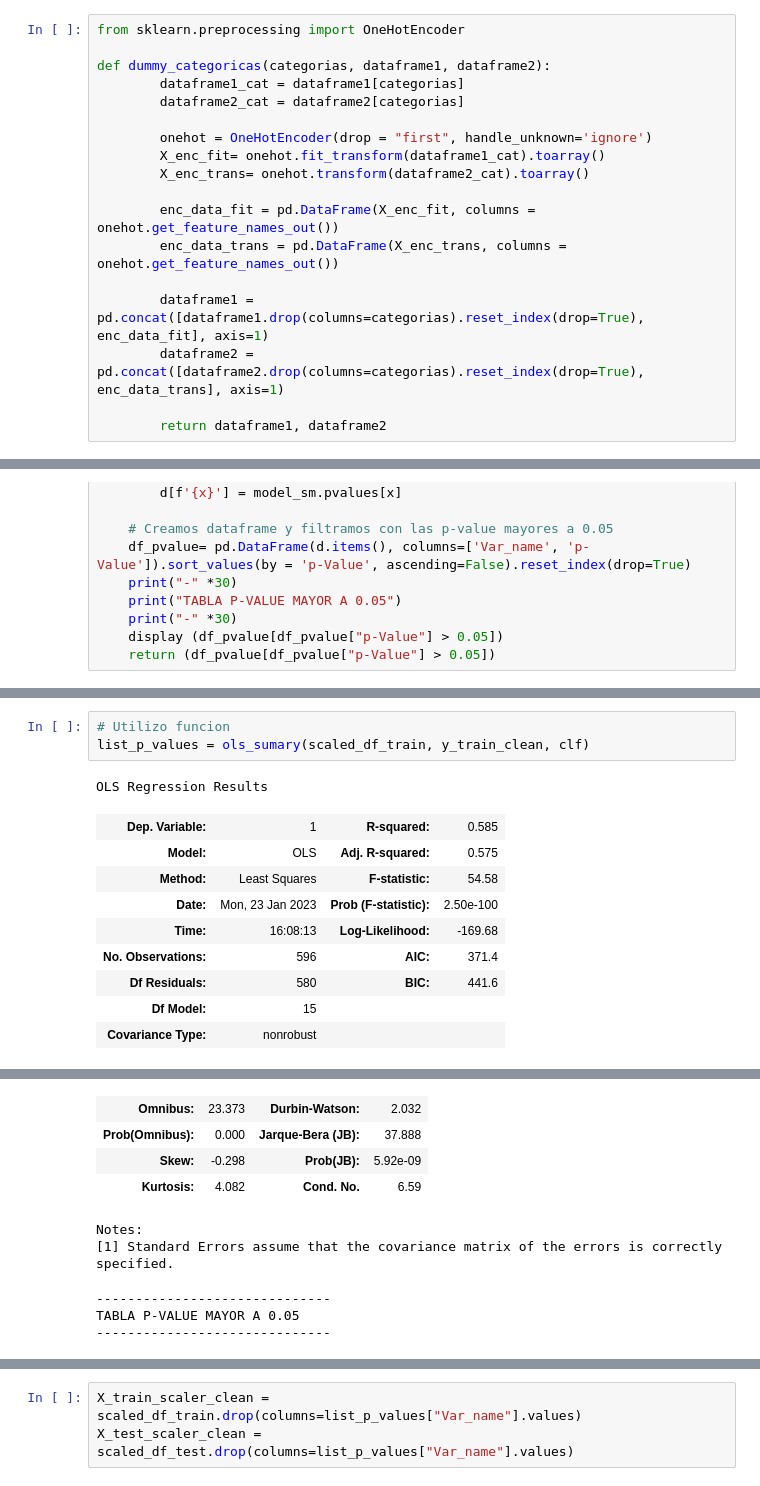
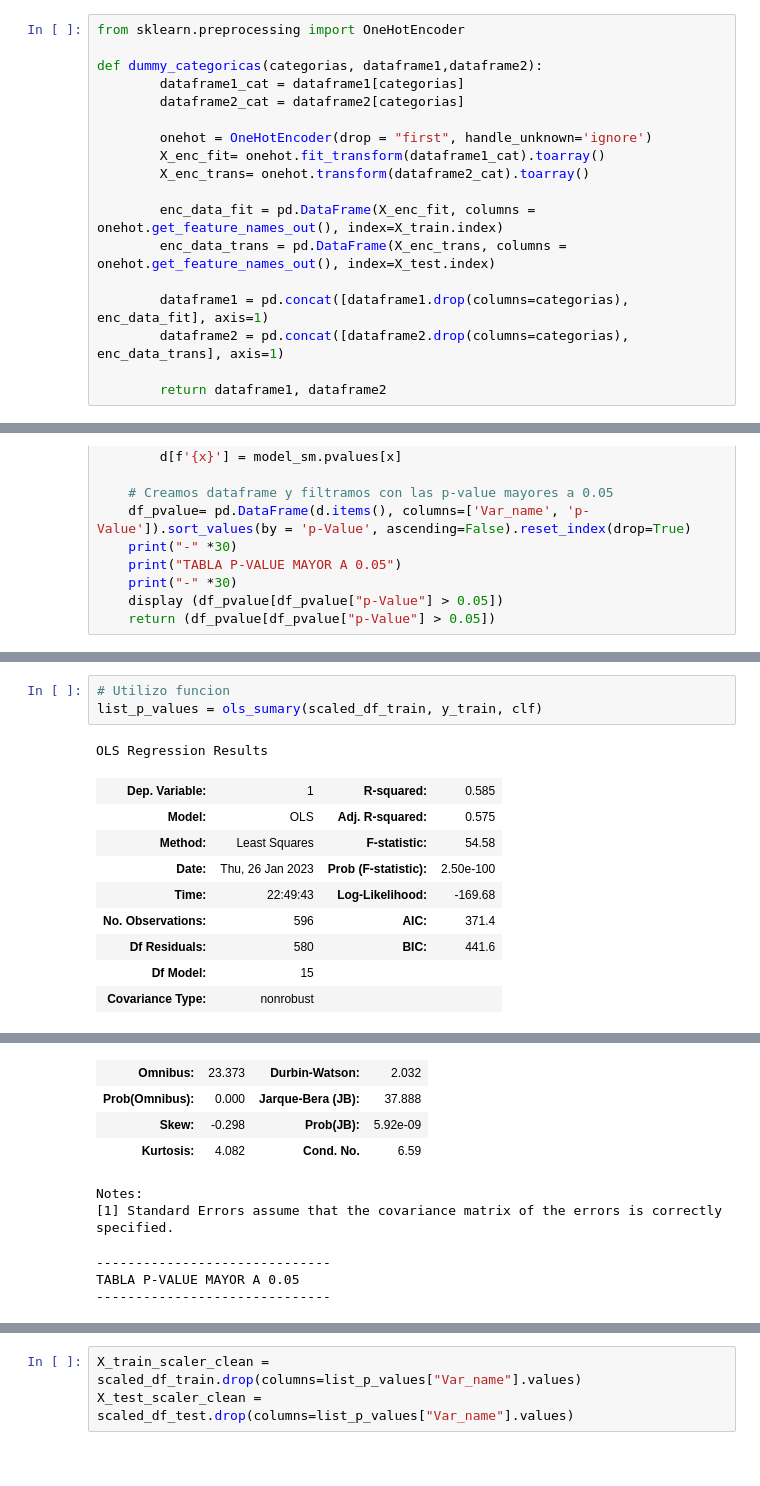
Before and after one commit to JuanPabloAnselmo/Data_science_Ejemplos, a Jupyter notebook: Classification_Heart_Disease_Prediction_Optuna/Classification_Heart_Disease_Prediction_Optuna.ipynb, the cells around one changed output, grey strips where cells are left out. Cells and saved outputs as stored; diff of their text form.

```diff
--- a/Classification_Heart_Disease_Prediction_Optuna/Classification_Heart_Disease_Prediction_Optuna.ipynb
+++ b/Classification_Heart_Disease_Prediction_Optuna/Classification_Heart_Disease_Prediction_Optuna.ipynb
@@ -397,7 +397,7 @@ X_train, X_test, y_train, y_test = train_test_split(X, y, test_size=0.2, random_
 # %%
 from sklearn.preprocessing import OneHotEncoder
 
-def dummy_categoricas(categorias, dataframe1, dataframe2):
+def dummy_categoricas(categorias, dataframe1,dataframe2):
         dataframe1_cat = dataframe1[categorias]
         dataframe2_cat = dataframe2[categorias]
 
@@ -405,11 +405,11 @@ def dummy_categoricas(categorias, dataframe1, dataframe2):
         X_enc_fit= onehot.fit_transform(dataframe1_cat).toarray()
         X_enc_trans= onehot.transform(dataframe2_cat).toarray()
 
-        enc_data_fit = pd.DataFrame(X_enc_fit, columns = onehot.get_feature_names_out())
-        enc_data_trans = pd.DataFrame(X_enc_trans, columns = onehot.get_feature_names_out())
+        enc_data_fit = pd.DataFrame(X_enc_fit, columns = onehot.get_feature_names_out(), index=X_train.index)
+        enc_data_trans = pd.DataFrame(X_enc_trans, columns = onehot.get_feature_names_out(), index=X_test.index)
 
-        dataframe1 = pd.concat([dataframe1.drop(columns=categorias).reset_index(drop=True), enc_data_fit], axis=1)
-        dataframe2 = pd.concat([dataframe2.drop(columns=categorias).reset_index(drop=True), enc_data_trans], axis=1)
+        dataframe1 = pd.concat([dataframe1.drop(columns=categorias), enc_data_fit], axis=1)
+        dataframe2 = pd.concat([dataframe2.drop(columns=categorias), enc_data_trans], axis=1)
 
         return dataframe1, dataframe2
 # %%
@@ -779,13 +793,13 @@ y_train_clean = y_train.reset_index(drop=True)
 # %%
 # Utilizo funcion
-list_p_values = ols_sumary(scaled_df_train, y_train_clean, clf)
+list_p_values = ols_sumary(scaled_df_train, y_train, clf)
 # %% [output]
 OLS Regression Results
 | Dep. Variable: | 1 | R-squared: | 0.585 |
 | Model: | OLS | Adj. R-squared: | 0.575 |
 | Method: | Least Squares | F-statistic: | 54.58 |
-| Date: | Mon, 23 Jan 2023 | Prob (F-statistic): | 2.50e-100 |
-| Time: | 16:08:13 | Log-Likelihood: | -169.68 |
+| Date: | Thu, 26 Jan 2023 | Prob (F-statistic): | 2.50e-100 |
+| Time: | 22:49:43 | Log-Likelihood: | -169.68 |
 | No. Observations: | 596 | AIC: | 371.4 |
 | Df Residuals: | 580 | BIC: | 441.6 |
 | Df Model: | 15 |  |  |
```
Also changed, not shown: parts of 9 cells of this notebook.
